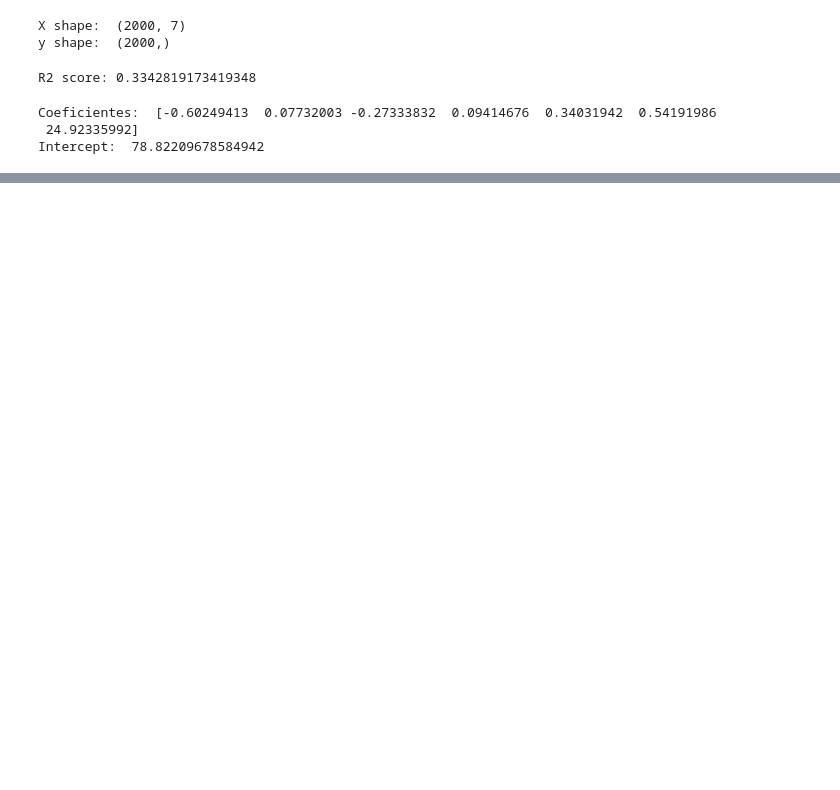
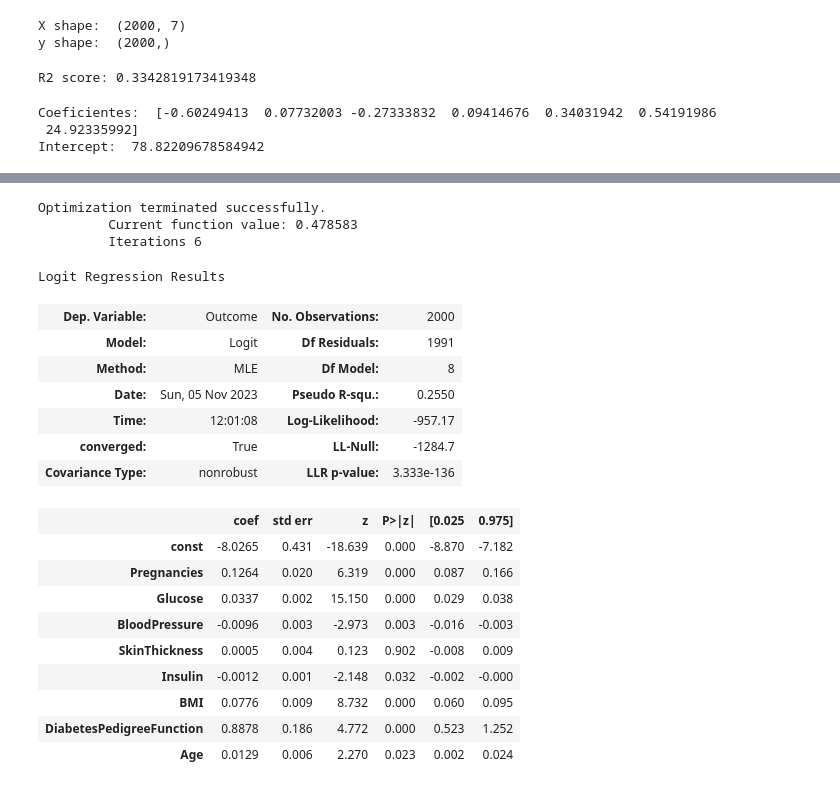
Before and after one commit to AnaBeatrizTavaresMalheiro/Data-analytics, a Jupyter notebook: multiple_regression.ipynb, the cells around one changed output, grey strips where cells are left out. Cells and saved outputs as stored; diff of their text form; code cells hidden in the pictures; blank space fills up the shorter version.

```diff
--- a/multiple_regression.ipynb
+++ b/multiple_regression.ipynb
@@ -295,6 +283,28 @@ plt.subplots_adjust(hspace=0.5)
 # %%
-X = df[["Pregnancies", "Glucose", "BloodPressure", "SkinThickness", "Insulin", "BMI", "DiabetesPedigreeFunction", "Age"]]
-y = df[["Outcome"]]
-X = sm.add_constant(X)
-est = sm.Logit(y, X).fit()
+X_df = df[["Pregnancies", "Glucose", "BloodPressure", "SkinThickness", "Insulin", "BMI", "DiabetesPedigreeFunction", "Age"]]
+y_df = df[["Outcome"]]
+X_df = sm.add_constant(X_df)
+est = sm.Logit(y_df, X_df).fit()
 est.summary()
+# %% [output]
+Optimization terminated successfully.
+         Current function value: 0.478583
+         Iterations 6
+Logit Regression Results
+| Dep. Variable: | Outcome | No. Observations: | 2000 |
+| Model: | Logit | Df Residuals: | 1991 |
+| Method: | MLE | Df Model: | 8 |
+| Date: | Sun, 05 Nov 2023 | Pseudo R-squ.: | 0.2550 |
+| Time: | 12:01:08 | Log-Likelihood: | -957.17 |
+| converged: | True | LL-Null: | -1284.7 |
+| Covariance Type: | nonrobust | LLR p-value: | 3.333e-136 |
+|  | coef | std err | z | P>|z| | [0.025 | 0.975] |
+| const | -8.0265 | 0.431 | -18.639 | 0.000 | -8.870 | -7.182 |
+| Pregnancies | 0.1264 | 0.020 | 6.319 | 0.000 | 0.087 | 0.166 |
+| Glucose | 0.0337 | 0.002 | 15.150 | 0.000 | 0.029 | 0.038 |
+| BloodPressure | -0.0096 | 0.003 | -2.973 | 0.003 | -0.016 | -0.003 |
+| SkinThickness | 0.0005 | 0.004 | 0.123 | 0.902 | -0.008 | 0.009 |
+| Insulin | -0.0012 | 0.001 | -2.148 | 0.032 | -0.002 | -0.000 |
+| BMI | 0.0776 | 0.009 | 8.732 | 0.000 | 0.060 | 0.095 |
+| DiabetesPedigreeFunction | 0.8878 | 0.186 | 4.772 | 0.000 | 0.523 | 1.252 |
+| Age | 0.0129 | 0.006 | 2.270 | 0.023 | 0.002 | 0.024 |
```
Also changed, not shown: parts of 29 cells of this notebook.
